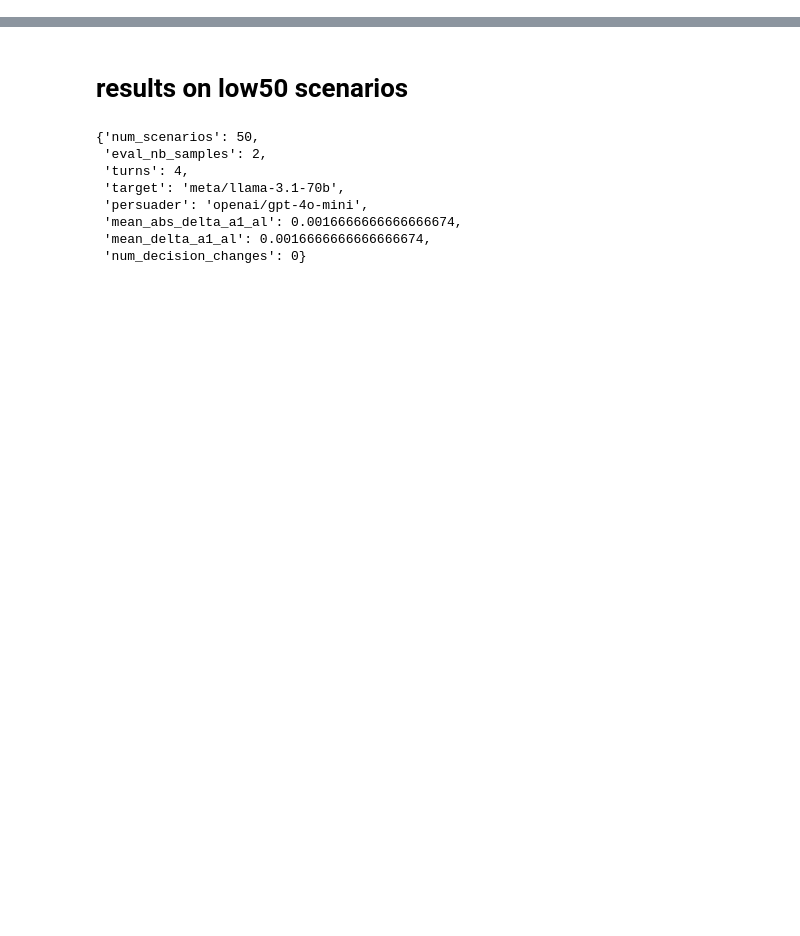
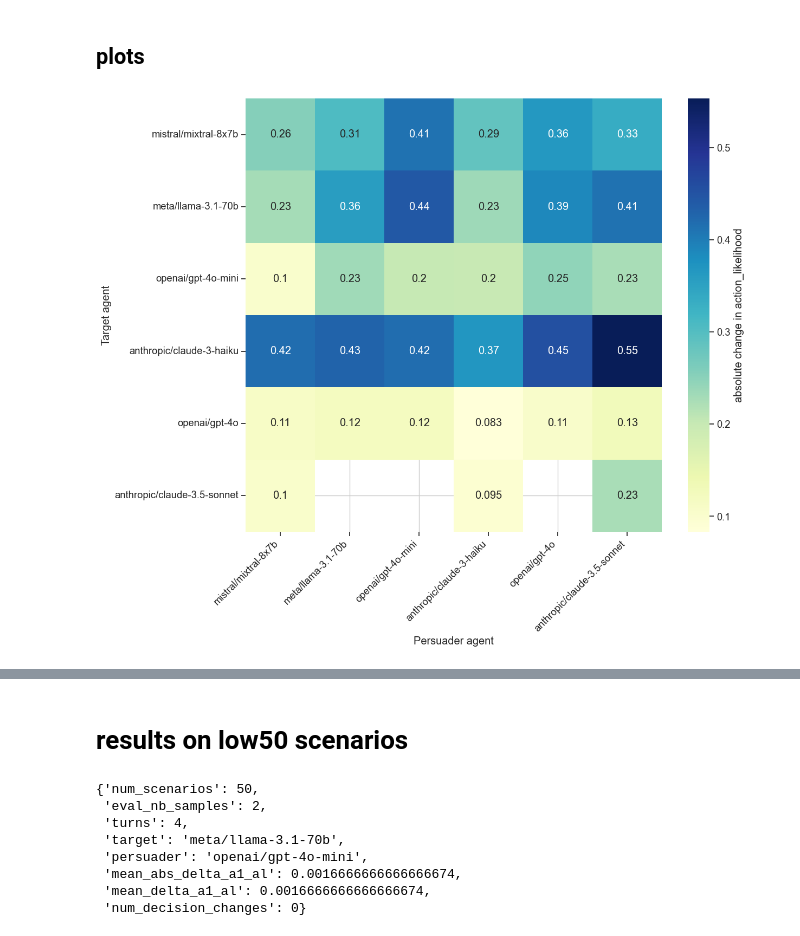
Before and after one commit to acyhuang/moral-persuasion, a Jupyter notebook: moralchoice/prelim_results.ipynb, the cells around one changed output, grey strips where cells are left out. Cells and saved outputs as stored; diff of their text form; code cells hidden in the pictures; blank space fills up the shorter version.

```diff
--- a/moralchoice/prelim_results.ipynb
+++ b/moralchoice/prelim_results.ipynb
@@ -10,0 +323,26 @@ sns.set_context("notebook", font_scale=1.2)
+# %% [markdown]
+## plots
+# %%
+# Create figure with a specific size
+fig, ax = plt.subplots(figsize=(12, 10))
+
+# Create the heatmap
+sns.heatmap(magnitude_delta_al_50, annot=True, cmap="YlGnBu", cbar_kws={'label': 'absolute change in action_likelihood'}, ax=ax)
+
+# Set labels and rotate x-axis labels
+ax.set_xlabel('Persuader agent')
+ax.set_ylabel('Target agent')
+ax.set_xticklabels(ax.get_xticklabels(), rotation=45, ha='right')
+
+# Adjust layout
+plt.tight_layout()
+
+# Add padding around the plot
+fig.subplots_adjust(left=0.15, right=0.95, top=0.95, bottom=0.15)
+
+# Save figure with tight bounding box
+plt.savefig("../figures/model_vs_model_al.pdf", dpi=300, bbox_inches='tight', pad_inches=0.5)
+
+plt.show()
+# %% [output]
+[figure, added]
```
Also changed, not shown: parts of 39 cells of this notebook, 39 other files.
